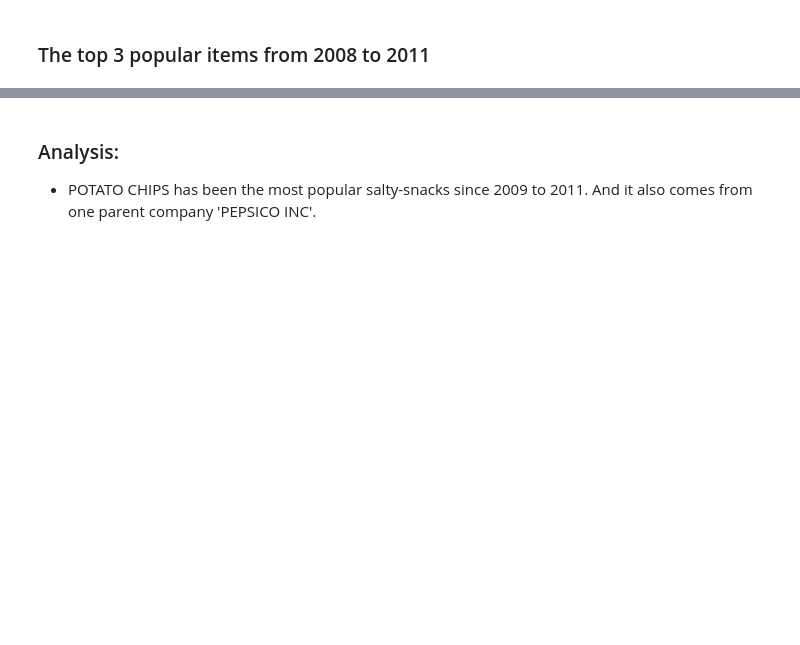
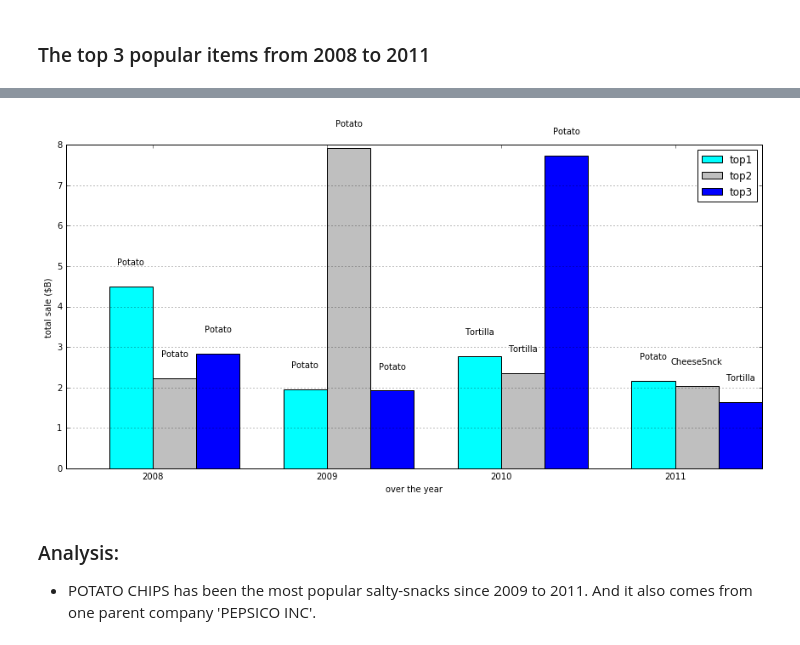
Before and after one commit to DSE220-Final-Project/final, a Jupyter notebook: IRI_HW1_2008_11_with_KNN.ipynb, the cells around one changed output, grey strips where cells are left out. Drawn from its saved outputs; the diff is of its cells as text; code cells hidden in the pictures; blank space fills up the shorter version.

```diff
--- a/IRI_HW1_2008_11_with_KNN.ipynb
+++ b/IRI_HW1_2008_11_with_KNN.ipynb
@@ -127,3 +160,62 @@ top3saler4years.reset_index().set_index(['year'])
+# %%
+def shortName(l):
+    new_l = []
+    for i in l:
+        if i == 'POTATO CHIPS':
+            n ='Potato'
+        elif i == 'CHEESE SNACKS':
+            n = 'CheeseSnck'
+        else:
+            n = 'Tortilla'
+        new_l.append(n)
+
+    return new_l
+# %%
+import numpy as np
+
+import matplotlib.pyplot as plt
+%matplotlib inline
+
+top1=[]
+top2=[]
+top3=[]
+
+for i in range(0,len(top3saler4years),3):
+    top1.append(top3saler4years['total_$B'][i])
+    top2.append(top3saler4years['total_$B'][i+1])
+    top3.append(top3saler4years['total_$B'][i+2])
+
+yrlabels =[x for x in ['2008','2009','2010','2011']]
+# --- the plot - left then right
+fig, ax = plt.subplots(figsize=(12,6))
+width = 0.25 # bar width
+xlocs = np.arange(len(top1))
+ax.bar(xlocs-width, top1, width,color='cyan', label='top1')
+ax.bar(xlocs, top2, width,color='0.75', label='top2')
+ax.bar(xlocs+width, top3, width,color='blue', label='top3')
+
+
+labels2 = shortName(top3saler4years['l2'])
+rects = ax.patches
+#labels = ['label%d'%i for i in xrange(len(rects))]
+labels = ['Potato','Potato','Tortilla','Potato','Potato',\
+ 'Potato','Tortilla','CheeseSnck','Potato','Potato','Potato','Tortilla']
+
+for rect, label, label2 in zip(rects, labels, labels2):
+    height = rect.get_height()
+    ax.text(rect.get_x() + rect.get_width()/2, height+.5, label, ha='center', va='bottom')
+
+# --- labels, grids and title, then save
+ax.set_xticks(ticks=range(len(top1)))
+ax.set_xticklabels(yrlabels)
+ax.yaxis.grid(True)
+ax.legend(loc='best')
+ax.set_ylabel('total sale ($B)')
+ax.set_xlabel('over the year')
+#fig.suptitle('over the year')
+fig.tight_layout(pad=1);
+# %% [output]
+[figure, added]
 # %% [markdown]
 ### Analysis:
 - POTATO CHIPS has been the most popular salty-snacks since 2009 to 2011.  And it also comes from one parent company 'PEPSICO INC'.
```
Also changed, not shown: parts of 7 cells of this notebook.
